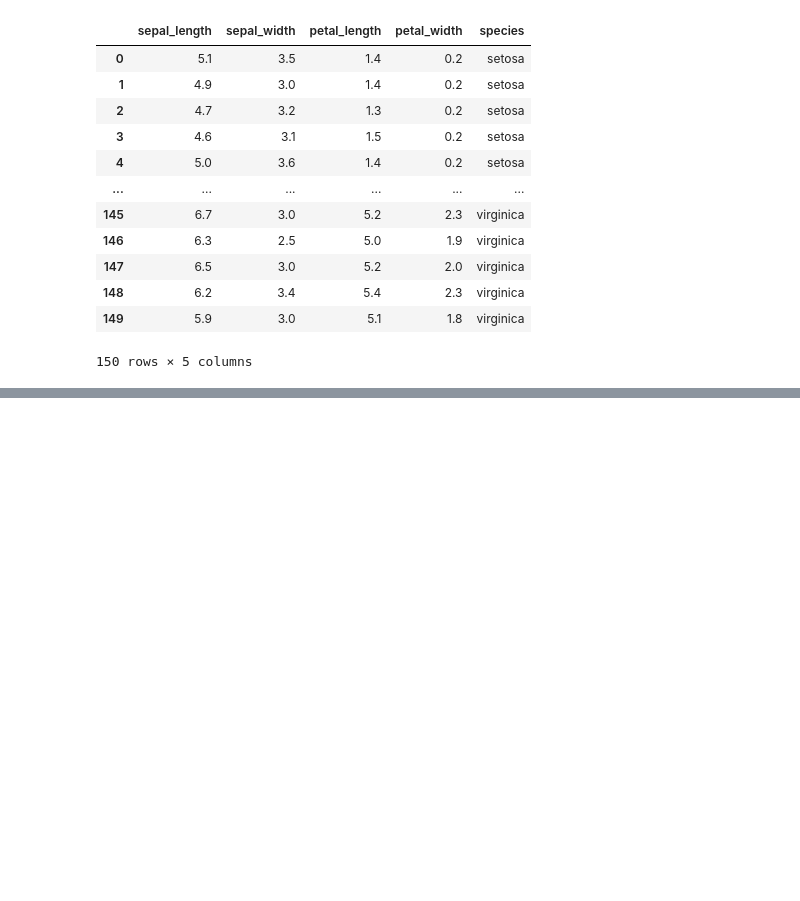
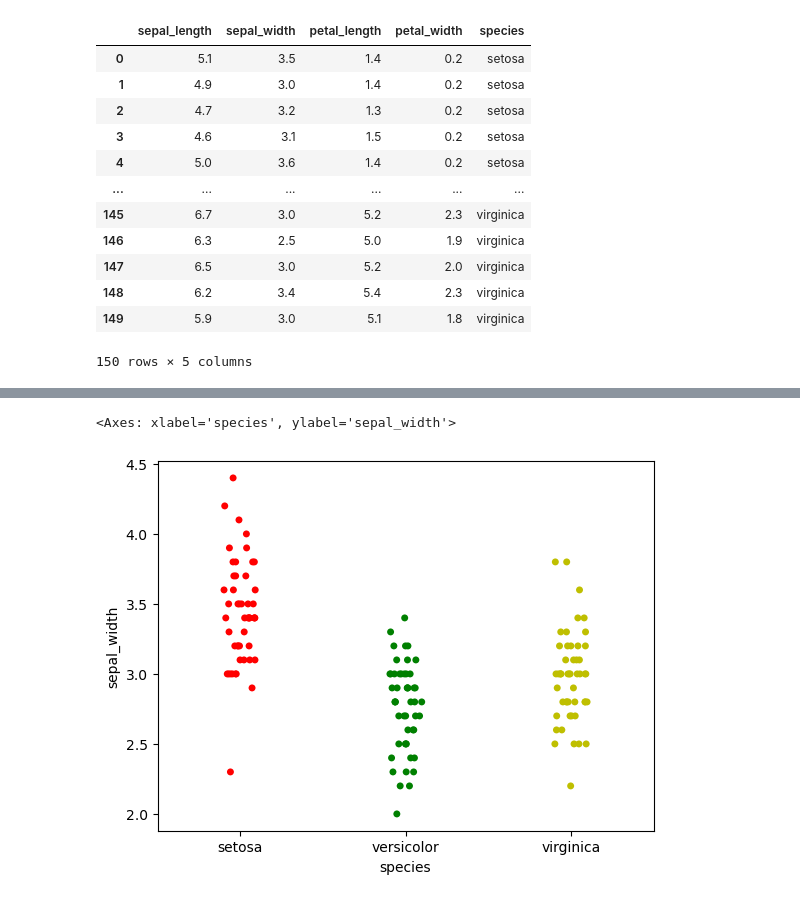
Before and after one commit to Rithvikreddy12/python_example_data_type, a Jupyter notebook: Datasets3.ipynb, the cells around one changed output, grey strips where cells are left out. Drawn from its saved outputs; the diff is of its cells as text; code cells hidden in the pictures; blank space fills up the shorter version.

```diff
--- a/Datasets3.ipynb
+++ b/Datasets3.ipynb
@@ -93,0 +106,5 @@ iqr=q3-q1
+# %%
+sns.stripplot(x=iris_data['species'],y=iris_data['sepal_width'],palette=['r','g','y'])
+# %% [output]
+<Axes: xlabel='species', ylabel='sepal_width'>
+[figure, added]
```
Also changed, not shown: parts of 17 cells of this notebook.
